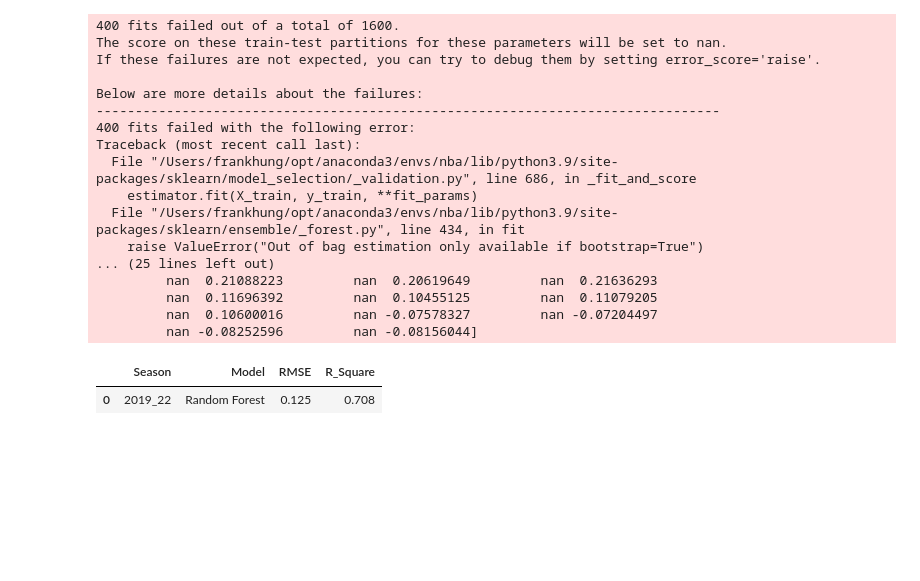
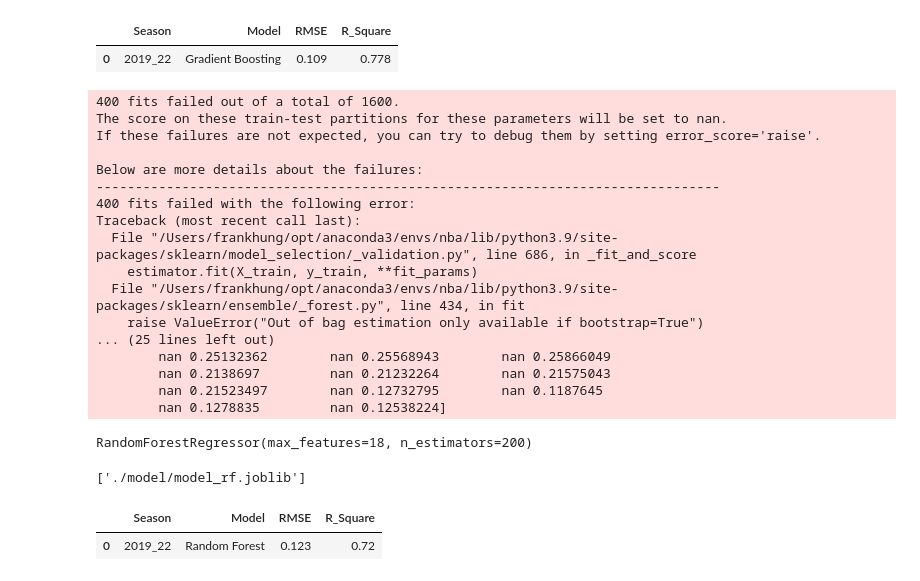
Before and after one commit to frankkhung/NBA-MVP-Prediction, a Jupyter notebook: mvp_prediction.ipynb, the cells around one changed output. Drawn from its saved outputs; the diff is of its cells as text; code cells hidden in the pictures; blank space fills up the shorter version.

```diff
--- a/mvp_prediction.ipynb
+++ b/mvp_prediction.ipynb
@@ -187,3 +192,18 @@ gb_metrics
+# %%
+# get test set values
+model_gb = joblib.load('./model/model_gb.joblib')
+trained_models['Gradient Boosting'] = model_gb
+
+y_pred_gb = model_gb.predict(nba_2019_22_new)
+test_values['Gradient Boosting'] = y_pred_gb
+
+# test result
+gb_metrics = pd.DataFrame()
+gb_metrics = testing_metrics(share_2019_22, y_pred_gb, gb_metrics, 'Gradient Boosting', '2019_22')
+gb_metrics
+# %% [output]
+|  | Season | Model | RMSE | R_Square |
+| 0 | 2019_22 | Gradient Boosting | 0.109 | 0.778 |
 # %%
 # Random Forest
 param_grid = {'n_estimators': [100, 150, 200, 250],
@@ -195,19 +215,7 @@ kf = KFold(n_splits=10, shuffle=True, random_state=1)
 grid = GridSearchCV(rfc, param_grid, cv = kf)
 grid.fit(nba_2000_18_new, share_2000_18)
 model_rf = RandomForestRegressor(**grid.best_params_)
-
-
 model_rf.fit(nba_2000_18_new, share_2000_18)
-trained_models['Random Forest'] = model_rf
-
-# get test set values
-y_pred_rf = model_rf.predict(nba_2019_22_new)
-test_values['Random Forest'] = y_pred_rf
-
-# test result
-rf_metrics = pd.DataFrame()
-rf_metrics = testing_metrics(share_2019_22, y_pred_rf, rf_metrics, 'Random Forest', '2019_22')
-rf_metrics
 # %% [output]
 400 fits failed out of a total of 1600.
 The score on these train-test partitions for these parameters will be set to nan.
@@ -222,12 +230,32 @@ Traceback (most recent call last):
   File "/Users/frankhung/opt/anaconda3/envs/nba/lib/python3.9/site-packages/sklearn/ensemble/_forest.py", line 434, in fit
     raise ValueError("Out of bag estimation only available if bootstrap=True")
 ... (25 lines left out)
-         nan  0.21088223         nan  0.20619649         nan  0.21636293
-         nan  0.11696392         nan  0.10455125         nan  0.11079205
-         nan  0.10600016         nan -0.07578327         nan -0.07204497
-         nan -0.08252596         nan -0.08156044]
+        nan 0.25132362        nan 0.25568943        nan 0.25866049
+        nan 0.2138697         nan 0.21232264        nan 0.21575043
+        nan 0.21523497        nan 0.12732795        nan 0.1187645
+        nan 0.1278835         nan 0.12538224]
-|  | Season | Model | RMSE | R_Square |
-| 0 | 2019_22 | Random Forest | 0.125 | 0.708 |
+RandomForestRegressor(max_features=18, n_estimators=200)
+# %%
+# save the RF model
+joblib.dump(model_rf, './model/model_rf.joblib')
+# %% [output]
+['./model/model_rf.joblib']
+# %%
+# get test set values
+# load trained data
+model_rf = joblib.load('./model/model_rf.joblib')
+trained_models['Random Forest'] = model_rf
+
+y_pred_rf = model_rf.predict(nba_2019_22_new)
+test_values['Random Forest'] = y_pred_rf
+
+# test result
+rf_metrics = pd.DataFrame()
+rf_metrics = testing_metrics(share_2019_22, y_pred_rf, rf_metrics, 'Random Forest', '2019_22')
+rf_metrics
+# %% [output]
+|  | Season | Model | RMSE | R_Square |
+| 0 | 2019_22 | Random Forest | 0.123 | 0.72 |
 # %%
 # NN
 # Define the neural network architecture
```
Also changed, not shown: parts of 27 cells of this notebook, 11 other files.
